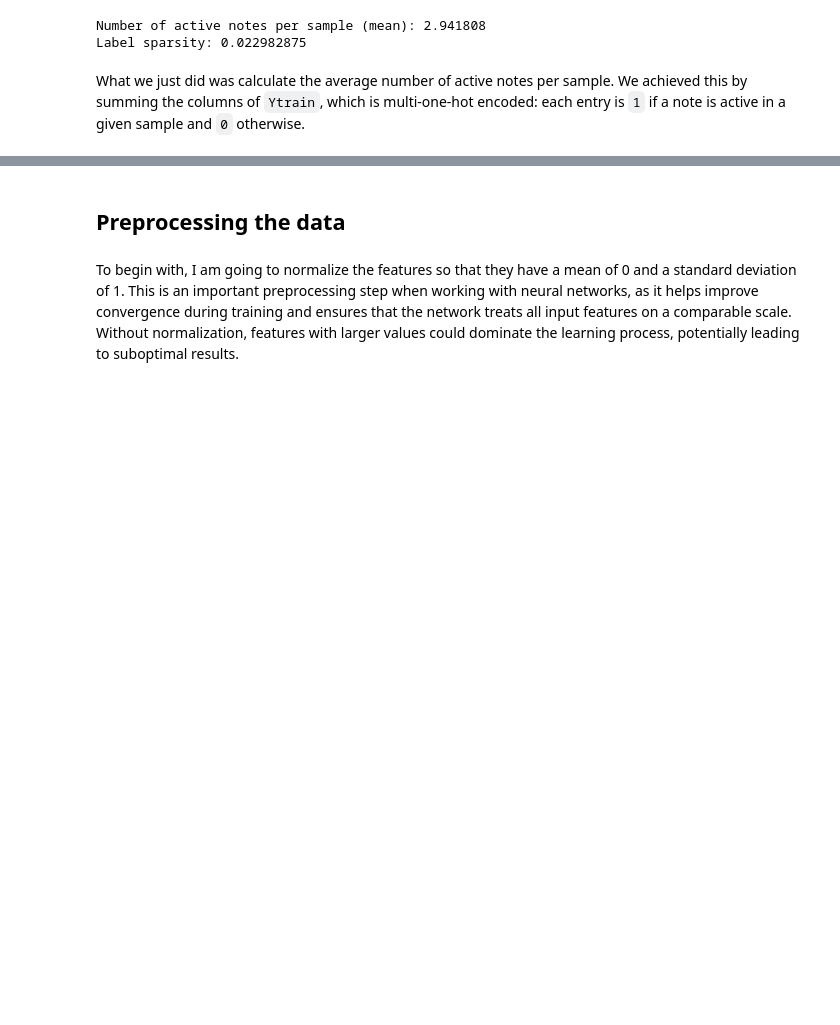
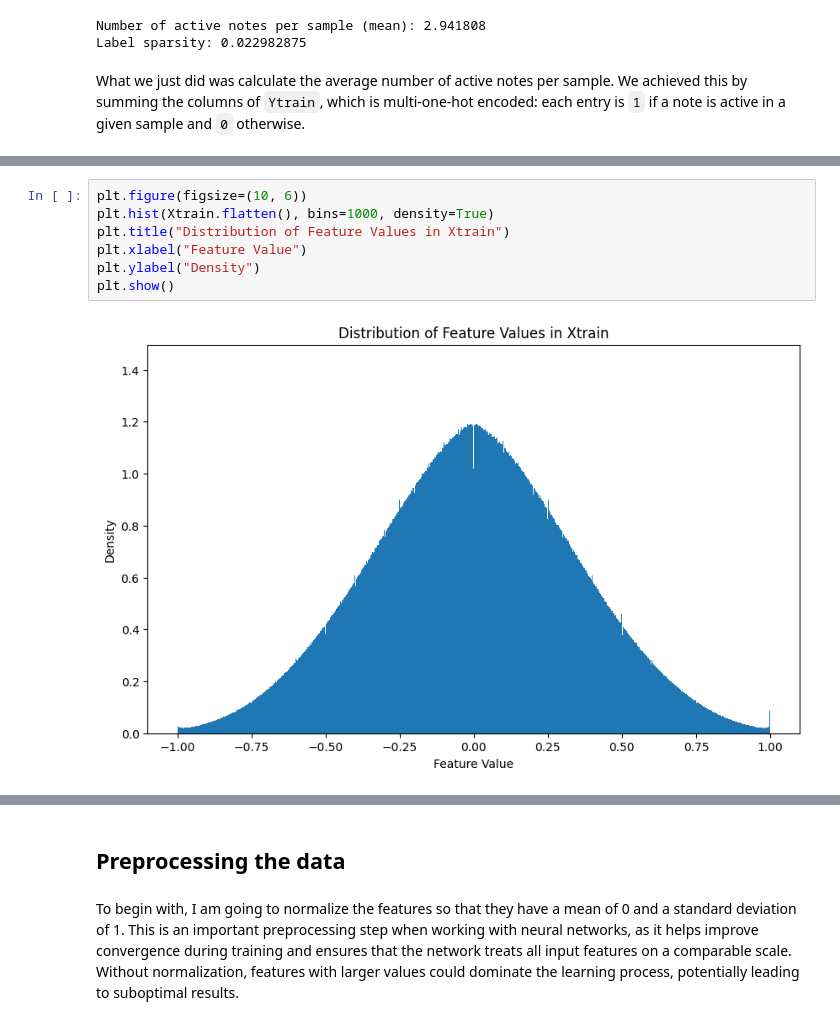
Before and after one commit to Stoymirov/Automated-music-analsis-pipeline-and-EDA, a Jupyter notebook: Classical_music.ipynb, the cells around one changed output, grey strips where cells are left out. Cells and saved outputs as stored; diff of their text form; blank space fills up the shorter version.

```diff
--- a/Classical_music.ipynb
+++ b/Classical_music.ipynb
@@ -179,0 +227,9 @@ What we just did was calculate the average number of active notes per sample. We
+# %%
+plt.figure(figsize=(10, 6))
+plt.hist(Xtrain.flatten(), bins=1000, density=True)
+plt.title("Distribution of Feature Values in Xtrain")
+plt.xlabel("Feature Value")
+plt.ylabel("Density")
+plt.show()
+# %% [output]
+[figure, added]
```
Also changed, not shown: parts of 15 cells of this notebook.
